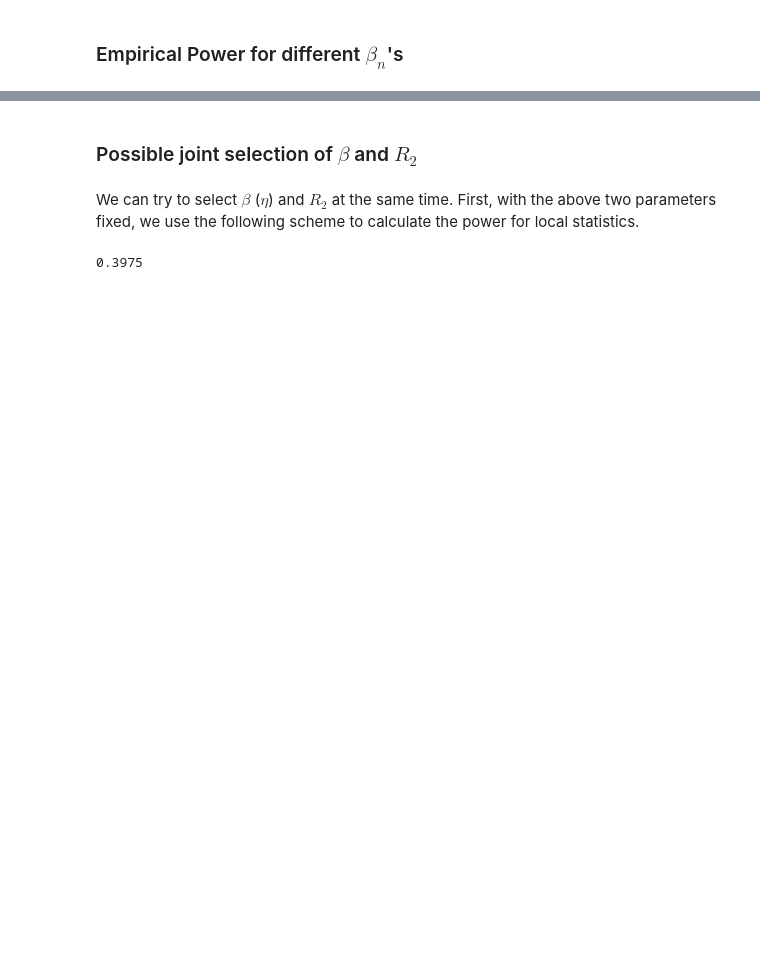
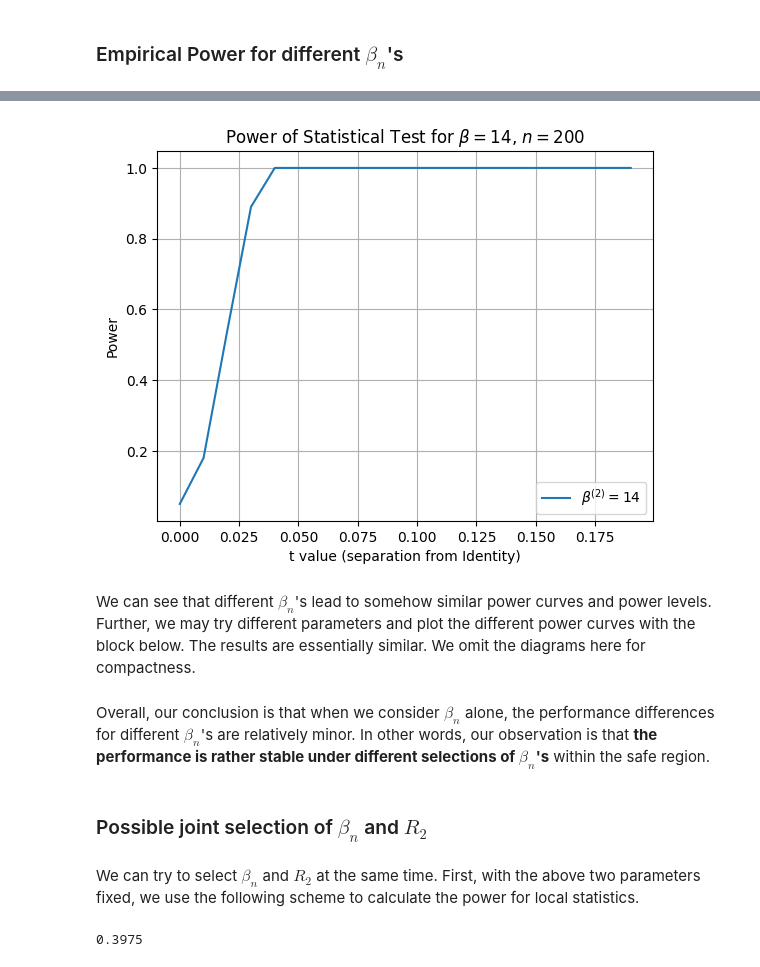
Before and after one commit to wzgstein/CovTesting, a Jupyter notebook: Hypothesis_Testing_for_Covariance_Matrix_in_the_ultra_high_dimensional_setting.ipynb, the cells around one changed output, grey strips where cells are left out. Drawn from its saved outputs; the diff is of its cells as text; code cells hidden in the pictures; blank space fills up the shorter version.

```diff
--- a/Hypothesis_Testing_for_Covariance_Matrix_in_the_ultra_high_dimensional_setting.ipynb
+++ b/Hypothesis_Testing_for_Covariance_Matrix_in_the_ultra_high_dimensional_setting.ipynb
@@ -7295,0 +6277,19 @@ We can see that the performance differences are relatively minor.
+# %%
+eta2= 1/(n**(1/6))
+
+L2 = [power_phi(n, phi, R, c, 0.01 * s, eta2) for s in range(repeat)]
+
+x_values = [0.01 * s for s in range(repeat)]
+
+plt.plot(x_values, L2, label=r'$\beta^{(2)} = 14$')
+
+plt.xlabel('t value (separation from Identity)')
+plt.ylabel('Power')
+plt.title(r'Power of Statistical Test for $\beta=14$, $n=200$')
+plt.legend()
+plt.grid(True)
+plt.show()
+# %% [output]
+[figure, added]
+# %% [markdown]
+We can see that different $\beta_n$'s lead to somehow similar power curves and power levels. Further, we may try different parameters and plot the different power curves with the block below. The results are essentially similar. We omit the diagrams here for compactness.
@@ -7296,7 +6322,9 @@ We can see that the performance differences are relatively minor.
+# %% [markdown]
+Overall, our conclusion is that when we consider $\beta_n$ alone, the performance differences for different $\beta_n$'s are relatively minor. In other words, our observation is that **the performance is rather stable under different selections of $\beta_n$'s** within the safe region.
 # %% [markdown]
-### Possible joint selection of $\beta$ and $R_2$
+### Possible joint selection of $\beta_n$ and $R_2$
 # %% [markdown]
-We can try to select $\beta$ ($\eta$) and $R_2$ at the same time.
+We can try to select $\beta_n$  and $R_2$ at the same time.
 First, with the above two parameters fixed, we use the following scheme to calculate the power for local statistics.
 # %%
 import jax
```
Also changed, not shown: parts of 70 cells of this notebook.
